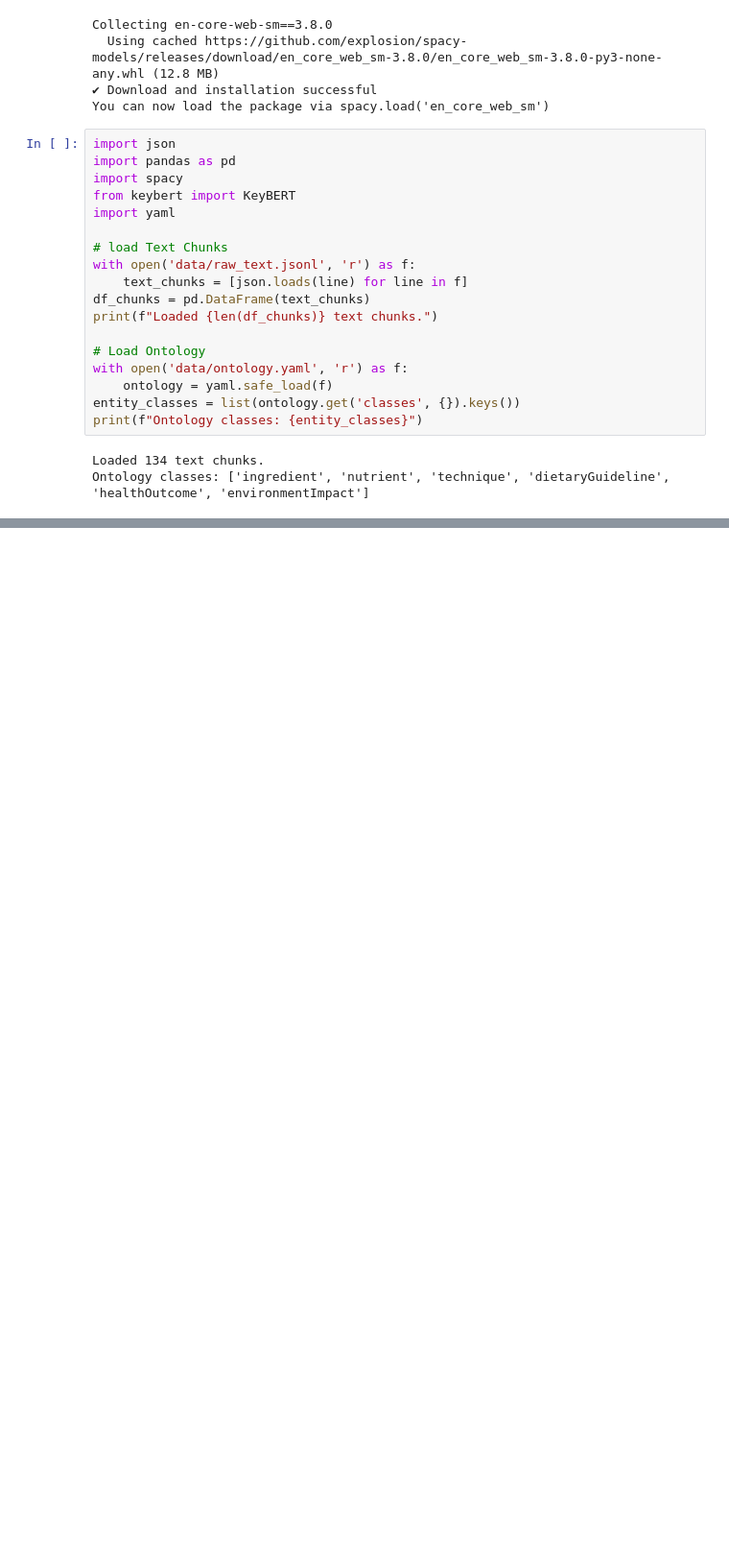
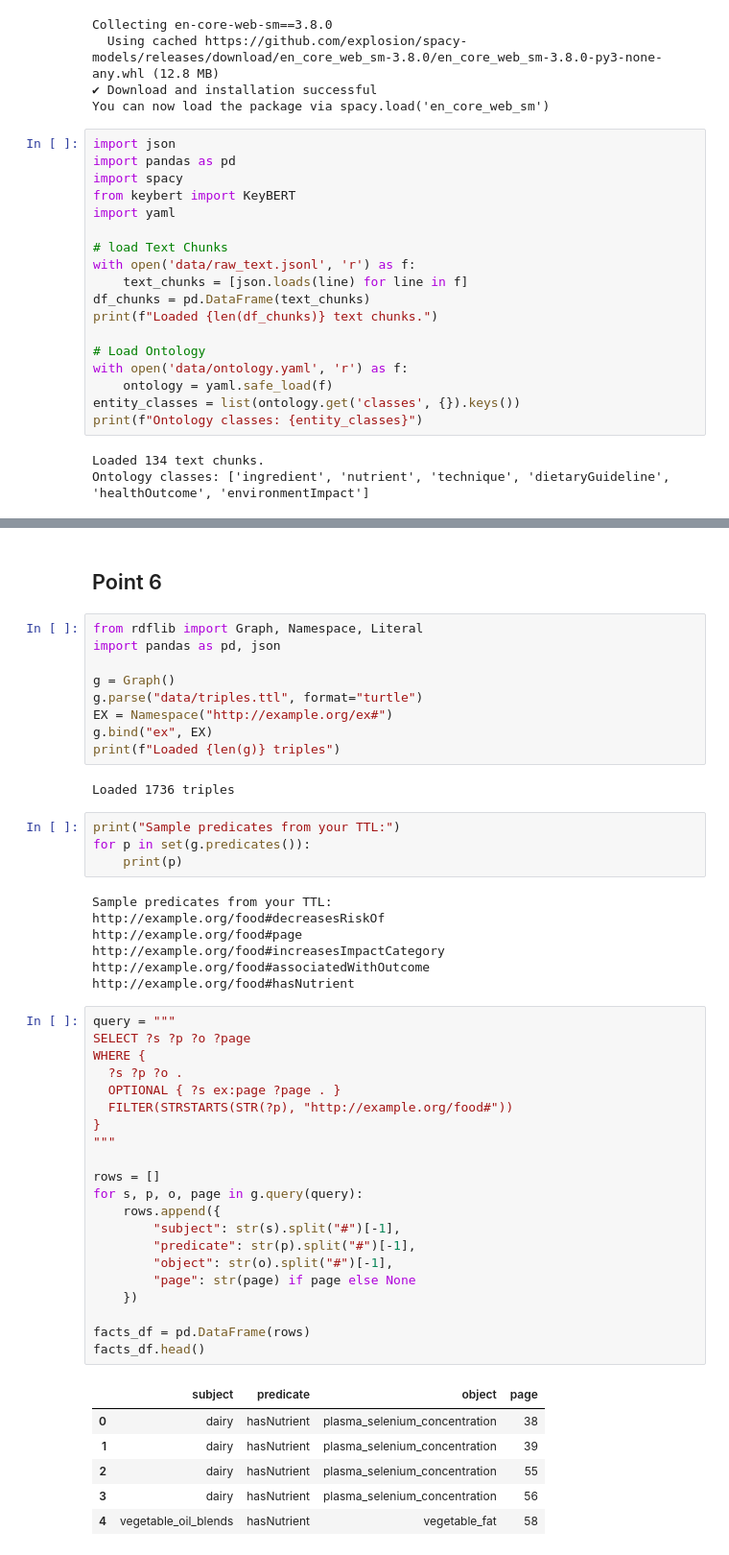
Before and after one commit to raphsa/pdf_to_KnowledgeGraph_LLM, a Jupyter notebook: test1.ipynb, the cells around one changed output, grey strips where cells are left out. Shown at 96% size. Drawn from its saved outputs; the diff is of its cells as text; blank space fills up the shorter version.

```diff
--- a/test1.ipynb
+++ b/test1.ipynb
@@ -473,0 +684,52 @@ Ontology classes: ['ingredient', 'nutrient', 'technique', 'dietaryGuideline', 'h
+# %% [markdown]
+## Point 6
+# %%
+from rdflib import Graph, Namespace, Literal
+import pandas as pd, json
+
+g = Graph()
+g.parse("data/triples.ttl", format="turtle")
+EX = Namespace("http://example.org/ex#")
+g.bind("ex", EX)
+print(f"Loaded {len(g)} triples")
+# %% [output]
+Loaded 1736 triples
+# %%
+print("Sample predicates from your TTL:")
+for p in set(g.predicates()):
+    print(p)
+# %% [output]
+Sample predicates from your TTL:
+http://example.org/food#decreasesRiskOf
+http://example.org/food#page
+http://example.org/food#increasesImpactCategory
+http://example.org/food#associatedWithOutcome
+http://example.org/food#hasNutrient
+# %%
+query = """
+SELECT ?s ?p ?o ?page
+WHERE {
+  ?s ?p ?o .
+  OPTIONAL { ?s ex:page ?page . }
+  FILTER(STRSTARTS(STR(?p), "http://example.org/food#"))
+}
+"""
+
+rows = []
+for s, p, o, page in g.query(query):
+    rows.append({
+        "subject": str(s).split("#")[-1],
+        "predicate": str(p).split("#")[-1],
+        "object": str(o).split("#")[-1],
+        "page": str(page) if page else None
+    })
+
+facts_df = pd.DataFrame(rows)
+facts_df.head()
+# %% [output]
+|  | subject | predicate | object | page |
+| 0 | dairy | hasNutrient | plasma_selenium_concentration | 38 |
+| 1 | dairy | hasNutrient | plasma_selenium_concentration | 39 |
+| 2 | dairy | hasNutrient | plasma_selenium_concentration | 55 |
+| 3 | dairy | hasNutrient | plasma_selenium_concentration | 56 |
+| 4 | vegetable_oil_blends | hasNutrient | vegetable_fat | 58 |
```
Also changed, not shown: parts of 11 cells of this notebook.
